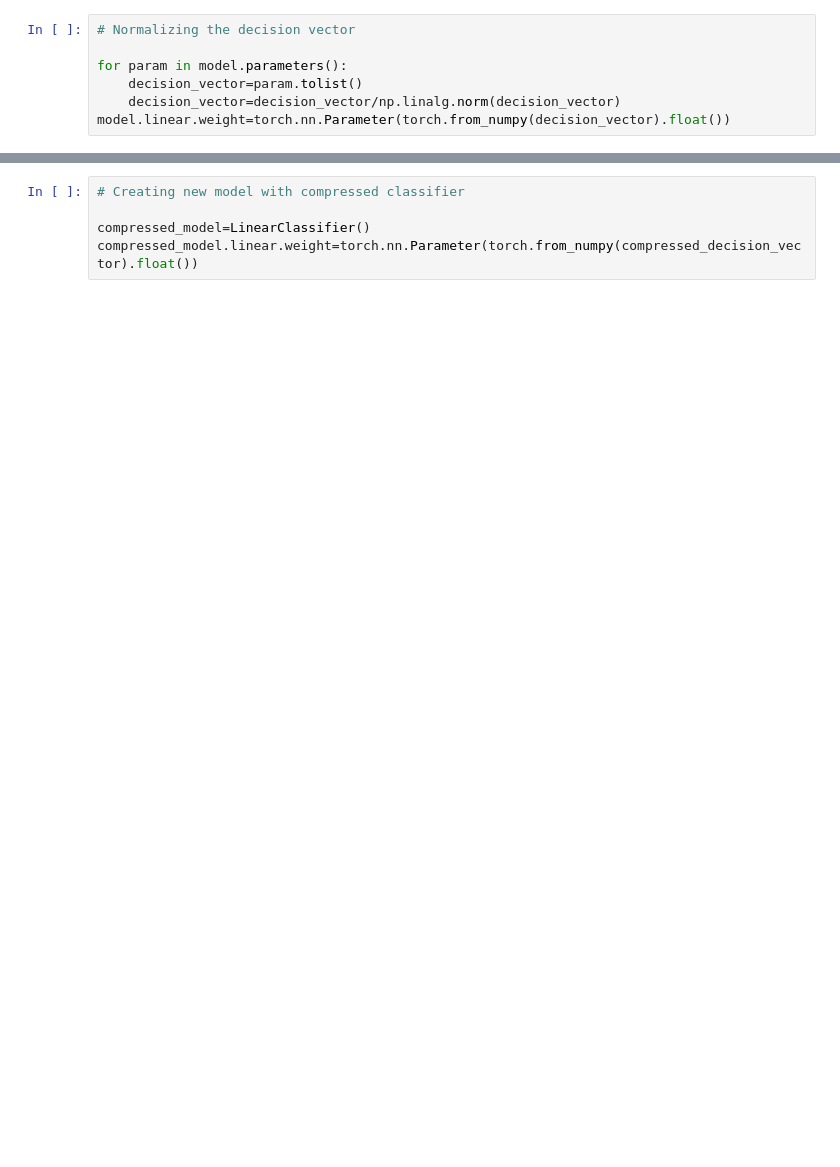
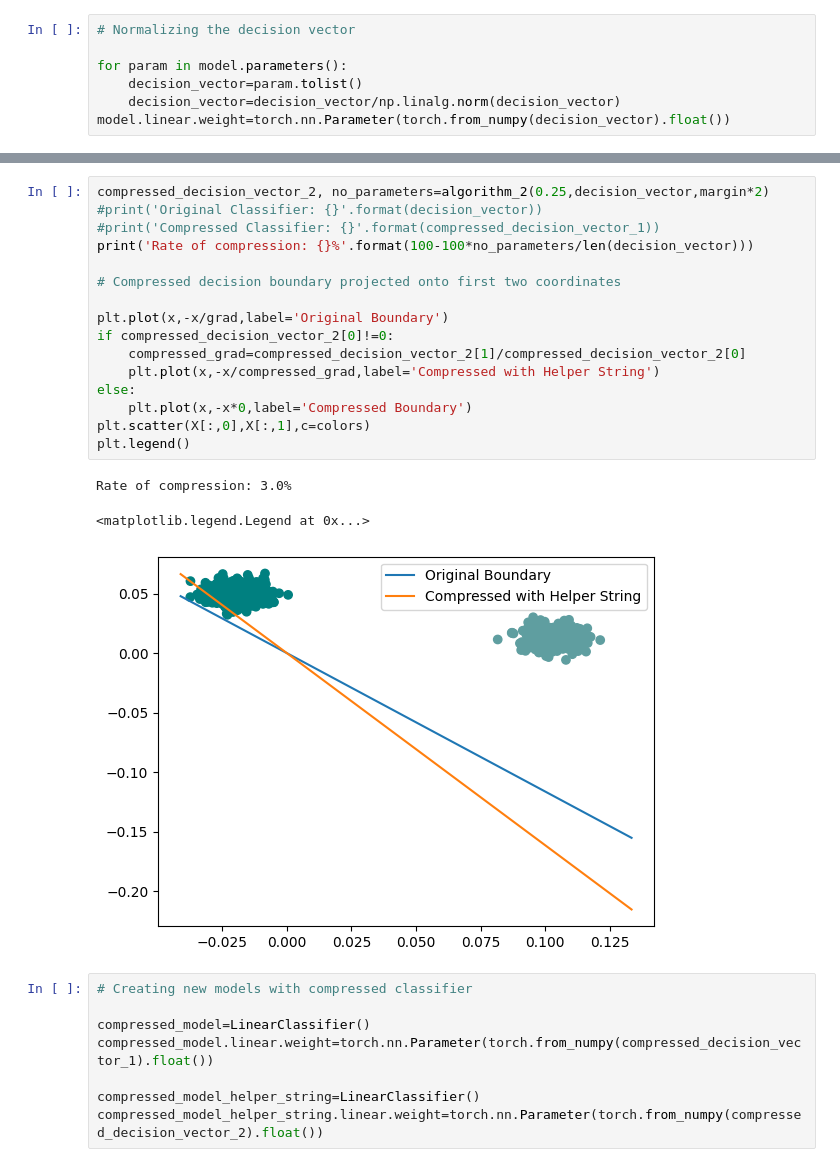
Before and after one commit to ThomasWalker1/Generalization-of-Neural-Networks, a Jupyter notebook: Generalization in Deep Learning/Compression/vector_implementation.ipynb, the cells around one changed output, grey strips where cells are left out. Saved outputs shown, nothing was run; the diff lists cells and outputs as text; blank space fills up the shorter version.

```diff
--- a/Generalization in Deep Learning/Compression/vector_implementation.ipynb
+++ b/Generalization in Deep Learning/Compression/vector_implementation.ipynb
@@ -161,6 +172,29 @@ plt.legend()
+# %%
+compressed_decision_vector_2, no_parameters=algorithm_2(0.25,decision_vector,margin*2)
+#print('Original Classifier: {}'.format(decision_vector))
+#print('Compressed Classifier: {}'.format(compressed_decision_vector_1))
+print('Rate of compression: {}%'.format(100-100*no_parameters/len(decision_vector)))
+
+# Compressed decision boundary projected onto first two coordinates
+
+plt.plot(x,-x/grad,label='Original Boundary')
+if compressed_decision_vector_2[0]!=0:
+    compressed_grad=compressed_decision_vector_2[1]/compressed_decision_vector_2[0]
+    plt.plot(x,-x/compressed_grad,label='Compressed with Helper String')
+else:
+    plt.plot(x,-x*0,label='Compressed Boundary')
+plt.scatter(X[:,0],X[:,1],c=colors)
+plt.legend()
+# %% [output]
+Rate of compression: 3.0%
+<matplotlib.legend.Legend at 0x...>
+[figure, added]
 # %%
-# Creating new model with compressed classifier
+# Creating new models with compressed classifier
 
 compressed_model=LinearClassifier()
-compressed_model.linear.weight=torch.nn.Parameter(torch.from_numpy(compressed_decision_vector).float())
+compressed_model.linear.weight=torch.nn.Parameter(torch.from_numpy(compressed_decision_vector_1).float())
+
+compressed_model_helper_string=LinearClassifier()
+compressed_model_helper_string.linear.weight=torch.nn.Parameter(torch.from_numpy(compressed_decision_vector_2).float())
 # %%
```
Also changed, not shown: parts of 12 cells of this notebook.
